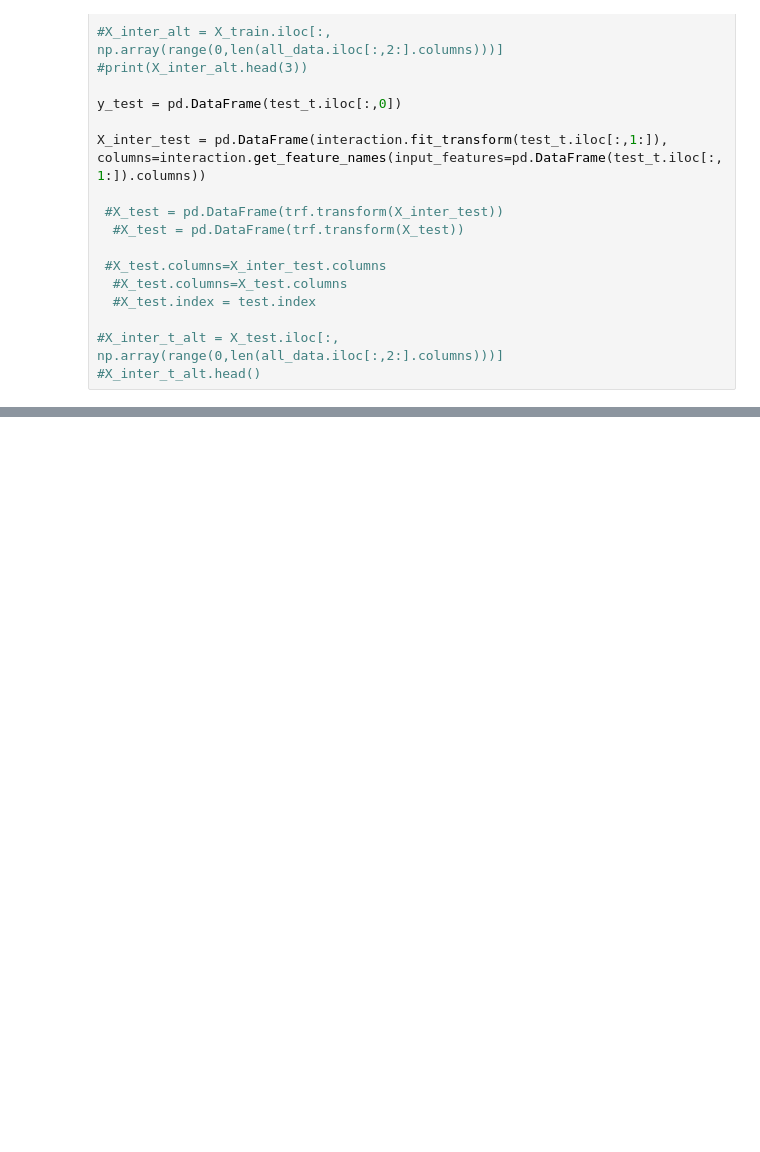
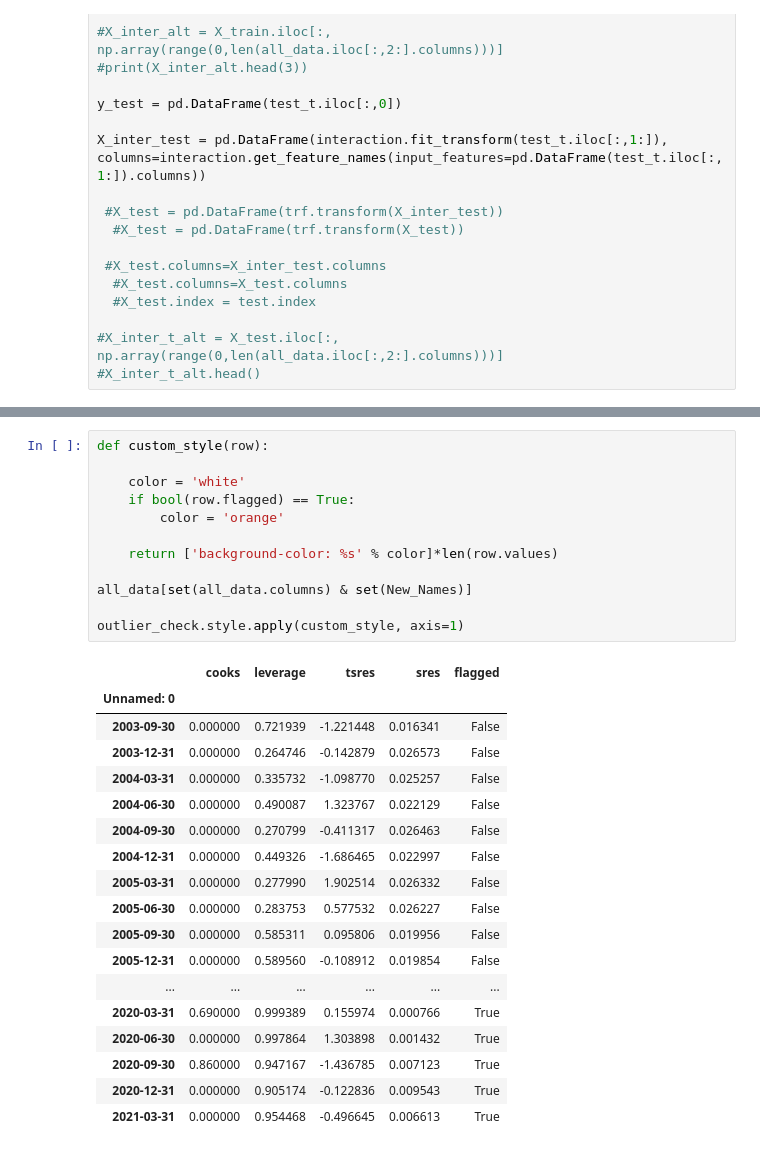
Before and after one commit to webclinic017/Python-Stock-1, a Jupyter notebook: FRED_analysis.ipynb, the cells around one changed output, grey strips where cells are left out. Drawn from its saved outputs; the diff is of its cells as text; blank space fills up the shorter version.

```diff
--- a/FRED_analysis.ipynb
+++ b/FRED_analysis.ipynb
@@ -417,0 +500,31 @@ Diagnostic Tests of Regression
+# %%
+def custom_style(row):
+
+    color = 'white'
+    if bool(row.flagged) == True:
+        color = 'orange'
+
+    return ['background-color: %s' % color]*len(row.values)
+
+all_data[set(all_data.columns) & set(New_Names)]
+
+outlier_check.style.apply(custom_style, axis=1)
+# %% [output]
+|  | cooks | leverage | tsres | sres | flagged |
+| Unnamed: 0 |  |  |  |  |  |
+| 2003-09-30 | 0.000000 | 0.721939 | -1.221448 | 0.016341 | False |
+| 2003-12-31 | 0.000000 | 0.264746 | -0.142879 | 0.026573 | False |
+| 2004-03-31 | 0.000000 | 0.335732 | -1.098770 | 0.025257 | False |
+| 2004-06-30 | 0.000000 | 0.490087 | 1.323767 | 0.022129 | False |
+| 2004-09-30 | 0.000000 | 0.270799 | -0.411317 | 0.026463 | False |
+| 2004-12-31 | 0.000000 | 0.449326 | -1.686465 | 0.022997 | False |
+| 2005-03-31 | 0.000000 | 0.277990 | 1.902514 | 0.026332 | False |
+| 2005-06-30 | 0.000000 | 0.283753 | 0.577532 | 0.026227 | False |
+| 2005-09-30 | 0.000000 | 0.585311 | 0.095806 | 0.019956 | False |
+| 2005-12-31 | 0.000000 | 0.589560 | -0.108912 | 0.019854 | False |
+| ... | ... | ... | ... | ... | ... |
+| 2020-03-31 | 0.690000 | 0.999389 | 0.155974 | 0.000766 | True |
+| 2020-06-30 | 0.000000 | 0.997864 | 1.303898 | 0.001432 | True |
+| 2020-09-30 | 0.860000 | 0.947167 | -1.436785 | 0.007123 | True |
+| 2020-12-31 | 0.000000 | 0.905174 | -0.122836 | 0.009543 | True |
+| 2021-03-31 | 0.000000 | 0.954468 | -0.496645 | 0.006613 | True |
```
Also changed, not shown: parts of 9 cells of this notebook, 1 other file.
